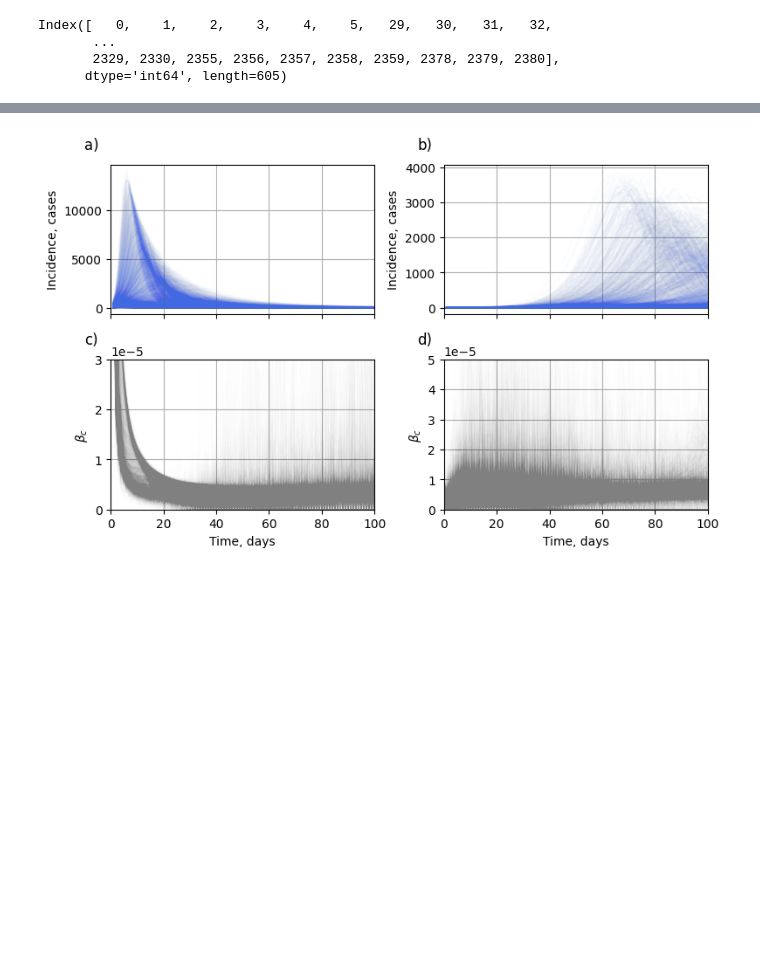
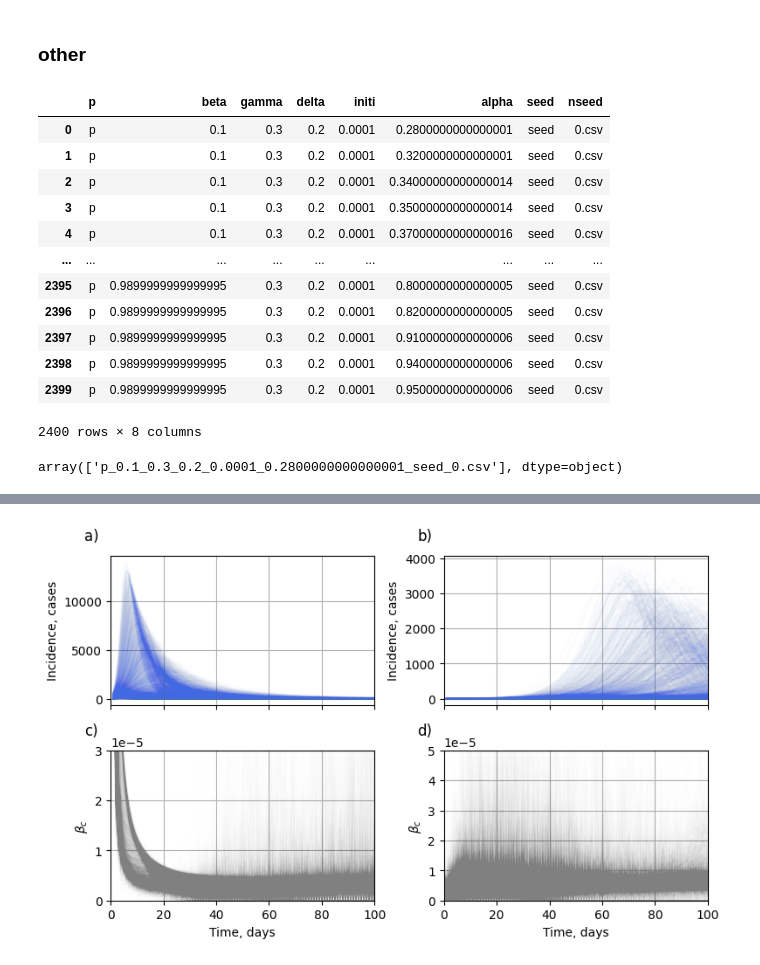
Before and after one commit to Mpkosh/network_hybrid_33, a Jupyter notebook: split_and_plot_tolopogies.ipynb, the cells around one changed output, grey strips where cells are left out. Saved outputs shown, nothing was run; the diff lists cells and outputs as text; code cells hidden in the pictures; blank space fills up the shorter version.

```diff
--- a/split_and_plot_tolopogies.ipynb
+++ b/split_and_plot_tolopogies.ipynb
@@ -11 +172,3 @@ from sklearn.model_selection import train_test_split
+# %% [markdown]
+### other
 # %%
@@ -17,12 +185,20 @@ ba = pd.read_csv('ba_test_files.csv').iloc[::10].values
-# %%
-sww = pd.Series(sw.flatten()).str.split('_',expand=True)
-sww.columns = ['p','beta','gamma','delta','initi',
-               'alpha','seed','nseed']
-fin = sww[['beta','alpha']].astype(float).round(2)
-idx = fin[(fin.alpha<0.4)].index
-idx
-# %% [output]
-Index([   0,    1,    2,    3,    4,    5,   29,   30,   31,   32,
-       ...
-       2329, 2330, 2355, 2356, 2357, 2358, 2359, 2378, 2379, 2380],
-      dtype='int64', length=605)
+# %%
+sww
+# %% [output]
+|  | p | beta | gamma | delta | initi | alpha | seed | nseed |
+| 0 | p | 0.1 | 0.3 | 0.2 | 0.0001 | 0.2800000000000001 | seed | 0.csv |
+| 1 | p | 0.1 | 0.3 | 0.2 | 0.0001 | 0.3200000000000001 | seed | 0.csv |
+| 2 | p | 0.1 | 0.3 | 0.2 | 0.0001 | 0.34000000000000014 | seed | 0.csv |
+| 3 | p | 0.1 | 0.3 | 0.2 | 0.0001 | 0.35000000000000014 | seed | 0.csv |
+| 4 | p | 0.1 | 0.3 | 0.2 | 0.0001 | 0.37000000000000016 | seed | 0.csv |
+| ... | ... | ... | ... | ... | ... | ... | ... | ... |
+| 2395 | p | 0.9899999999999995 | 0.3 | 0.2 | 0.0001 | 0.8000000000000005 | seed | 0.csv |
+| 2396 | p | 0.9899999999999995 | 0.3 | 0.2 | 0.0001 | 0.8200000000000005 | seed | 0.csv |
+| 2397 | p | 0.9899999999999995 | 0.3 | 0.2 | 0.0001 | 0.9100000000000006 | seed | 0.csv |
+| 2398 | p | 0.9899999999999995 | 0.3 | 0.2 | 0.0001 | 0.9400000000000006 | seed | 0.csv |
+| 2399 | p | 0.9899999999999995 | 0.3 | 0.2 | 0.0001 | 0.9500000000000006 | seed | 0.csv |
+2400 rows × 8 columns
+# %%
+sw[0]
+# %% [output]
+array(['p_0.1_0.3_0.2_0.0001_0.2800000000000001_seed_0.csv'], dtype=object)
```
Also changed, not shown: parts of 16 cells of this notebook, 13 other files.
